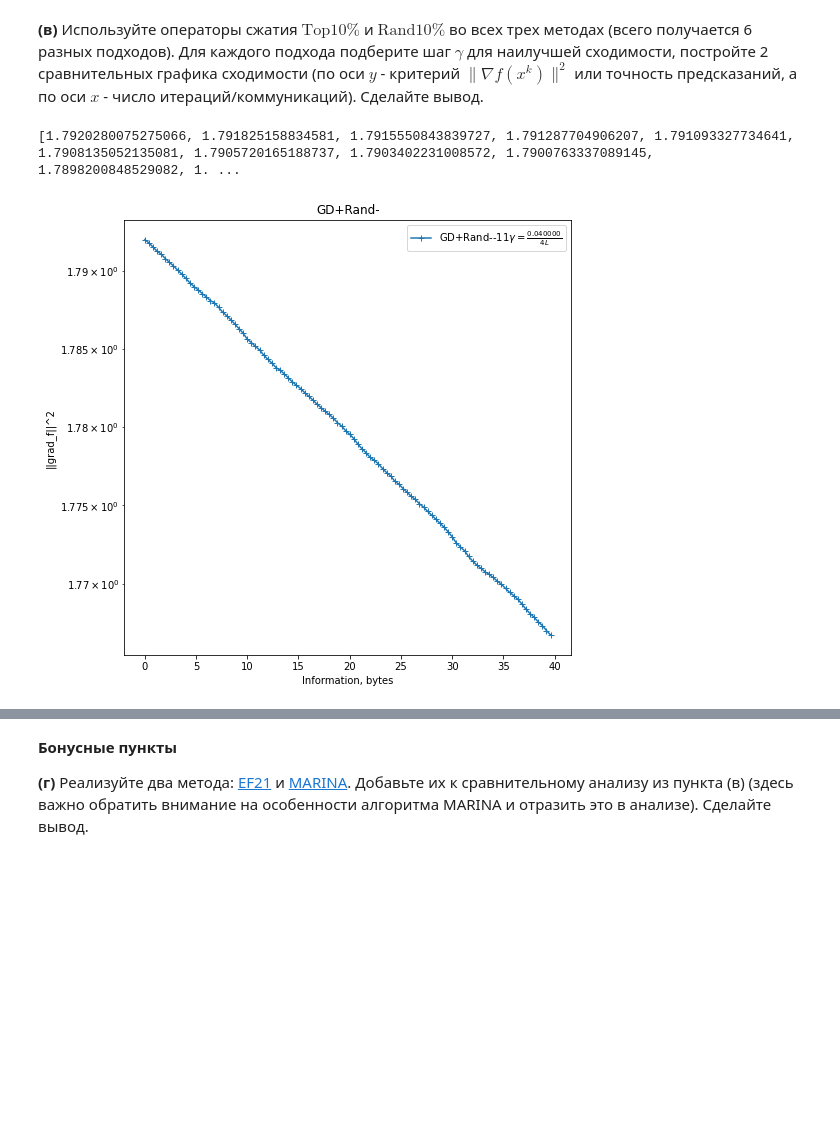
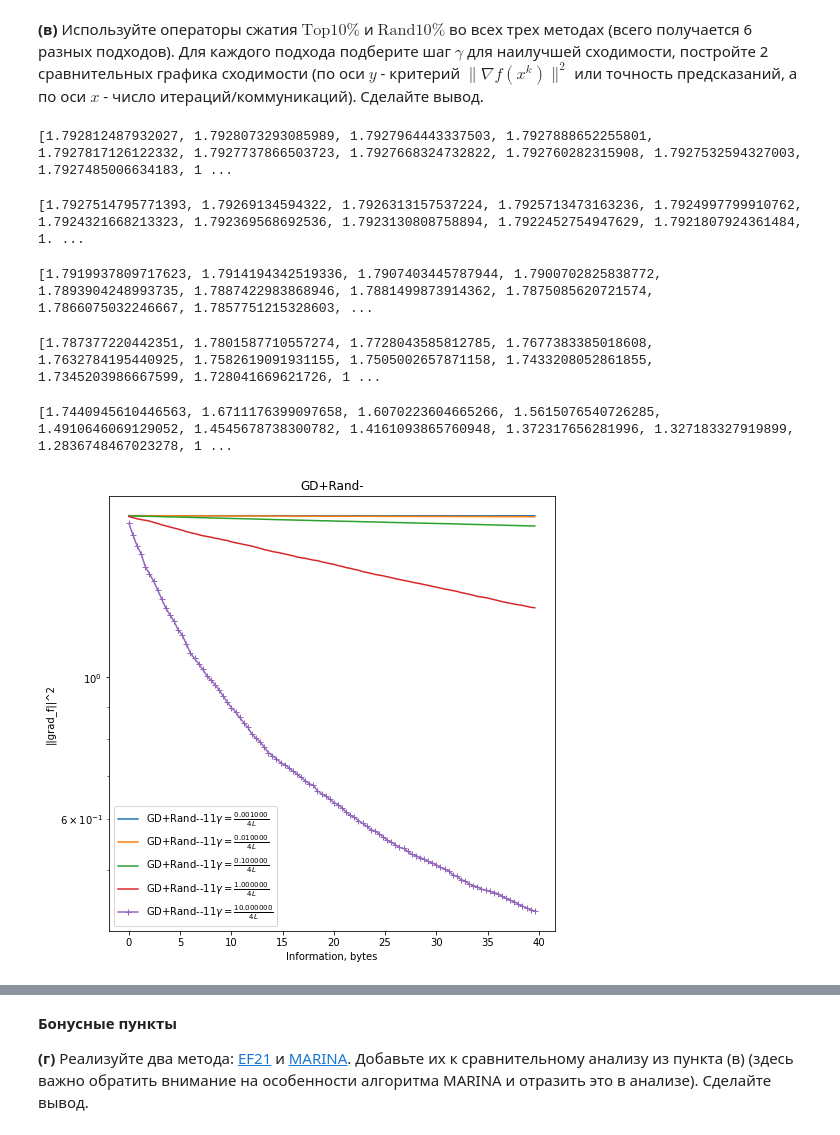
Before and after one commit to k2a07/MIPT-homeworks, a Jupyter notebook: Acharya_Kirill_Optimization_HW_7.ipynb, the cells around one changed output, grey strips where cells are left out. Saved outputs shown, nothing was run; the diff lists cells and outputs as text; code cells hidden in the pictures; blank space fills up the shorter version.

```diff
--- a/Acharya_Kirill_Optimization_HW_7.ipynb
+++ b/Acharya_Kirill_Optimization_HW_7.ipynb
@@ -395,19 +395,23 @@ def best_compressor_alg_loss(loss, loss_gradient, func_title, n_iter, compressio
 # %%
 #LR fitting GD + Rand10%
 title = "GD+Rand-"
 n_iter = 100
 compression_coeff = 0.1
-c_param_list = [0.04]
+c_param_list = [0.001, 0.01, 0.1, 1, 10, 50]
 x, y, labels, best_alg, best_information, best_differences_arr, best_label, best_idx, accs, best_points_arr = best_compressor_alg_loss(
                                             d_logloss_mushrooms, d_logloss_grad_mushrooms, title,
                                             n_iter, compression_coeff, c_param_list, y_lim = 1e-2,
                                             rand_k_activate = True, top_k_activate = False, diana_activate = False,
                                             ef_activate = False
                                             )
 opt.plot_graphs(x, y, x_label = "Information, bytes", lines_labels = labels, title = title, logscale = True, criteria_type = "||grad_f||^2", idx_marker_arr = best_idx)
 # %% [output]
-[1.7920280075275066, 1.791825158834581, 1.7915550843839727, 1.791287704906207, 1.791093327734641, 1.7908135052135081, 1.7905720165188737, 1.7903402231008572, 1.7900763337089145, 1.7898200848529082, 1. ...
+[1.792812487932027, 1.7928073293085989, 1.7927964443337503, 1.7927888652255801, 1.7927817126122332, 1.7927737866503723, 1.7927668324732822, 1.792760282315908, 1.7927532594327003, 1.7927485006634183, 1 ...
+[1.7927514795771393, 1.79269134594322, 1.7926313157537224, 1.7925713473163236, 1.7924997799910762, 1.7924321668213323, 1.792369568692536, 1.7923130808758894, 1.7922452754947629, 1.7921807924361484, 1. ...
+[1.7919937809717623, 1.7914194342519336, 1.7907403445787944, 1.7900702825838772, 1.7893904248993735, 1.7887422983868946, 1.7881499873914362, 1.7875085620721574, 1.7866075032246667, 1.7857751215328603, ...
+[1.787377220442351, 1.7801587710557274, 1.7728043585812785, 1.7677383385018608, 1.7632784195440925, 1.7582619091931155, 1.7505002657871158, 1.7433208052861855, 1.7345203986667599, 1.728041669621726, 1 ...
+[1.7440945610446563, 1.6711176399097658, 1.6070223604665266, 1.5615076540726285, 1.4910646069129052, 1.4545678738300782, 1.4161093865760948, 1.372317656281996, 1.327183327919899, 1.2836748467023278, 1 ...
-[figure, old version]
+[figure, new version]
 # %%
 X_acc, Y_acc = [], []
 X_acc.append([i for i in range(n_iter)])
```
Also changed, not shown: parts of 35 cells of this notebook, 1 other file.
